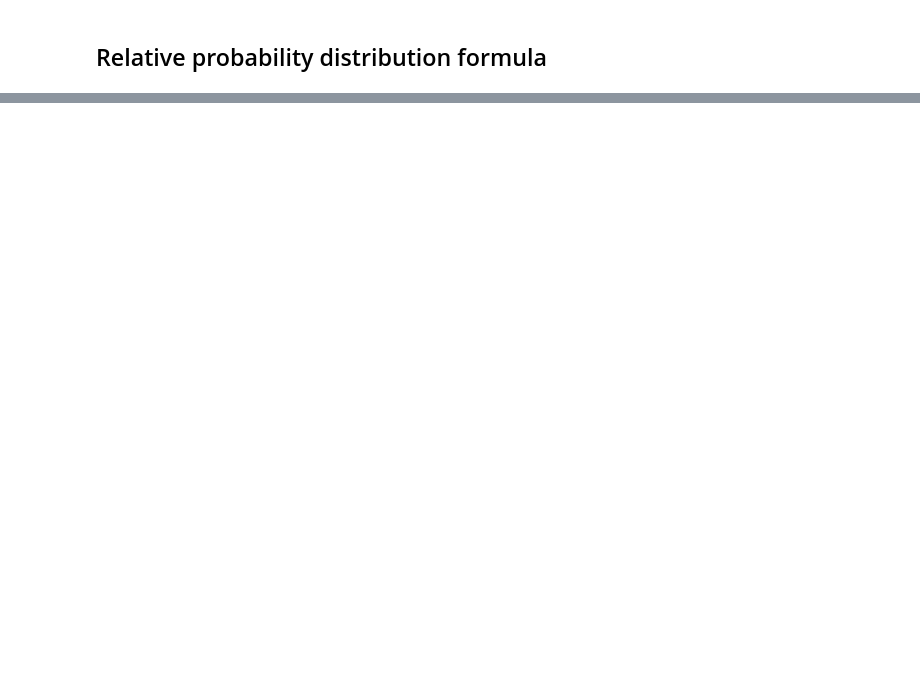
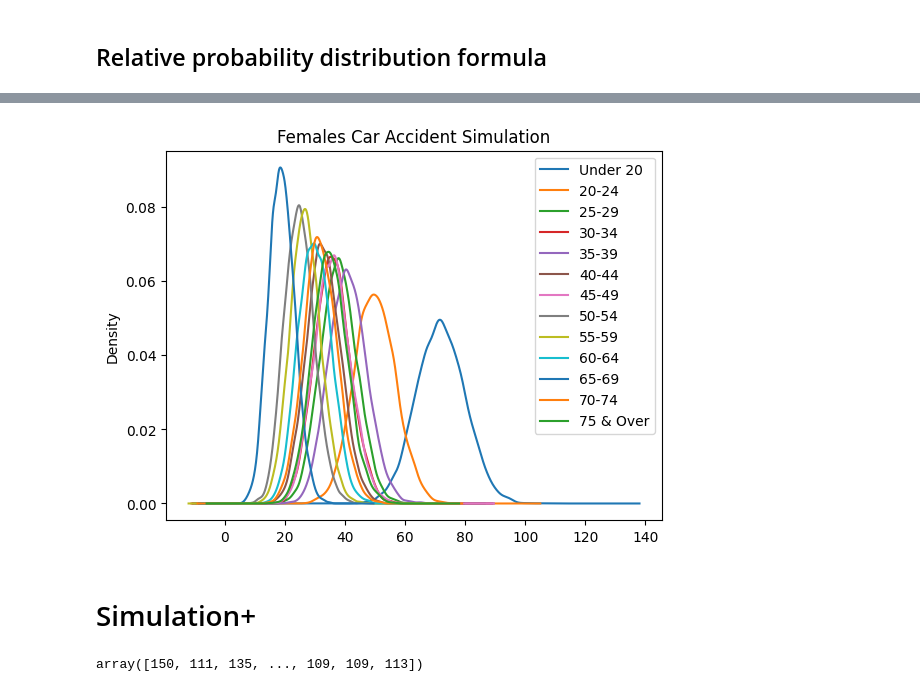
Before and after one commit to RayhanM17/DATA-SCIENCE-NOTEBOOKS, a Jupyter notebook: JN/auto-insurance.ipynb, the cells around one changed output, grey strips where cells are left out. Drawn from its saved outputs; the diff is of its cells as text; code cells hidden in the pictures; blank space fills up the shorter version.

```diff
--- a/JN/auto-insurance.ipynb
+++ b/JN/auto-insurance.ipynb
@@ -177,0 +182,12 @@ def bin_pdf(n, p):
+# %%
+bin_pdf(df.FemaleAR/1000, df.index, 'Females Car Accident Simulation')
+# %% [output]
+[figure, added]
+# %% [markdown]
+# Simulation+
+# %%
+stats.binom.rvs(n = 1000, # Number of clients per trial
+                                     p = 132/1000, # accident probability
+                                     size = 10000) # number of trials
+# %% [output]
+array([150, 111, 135, ..., 109, 109, 113])
```
Also changed, not shown: parts of 10 cells of this notebook, 2 other files.
